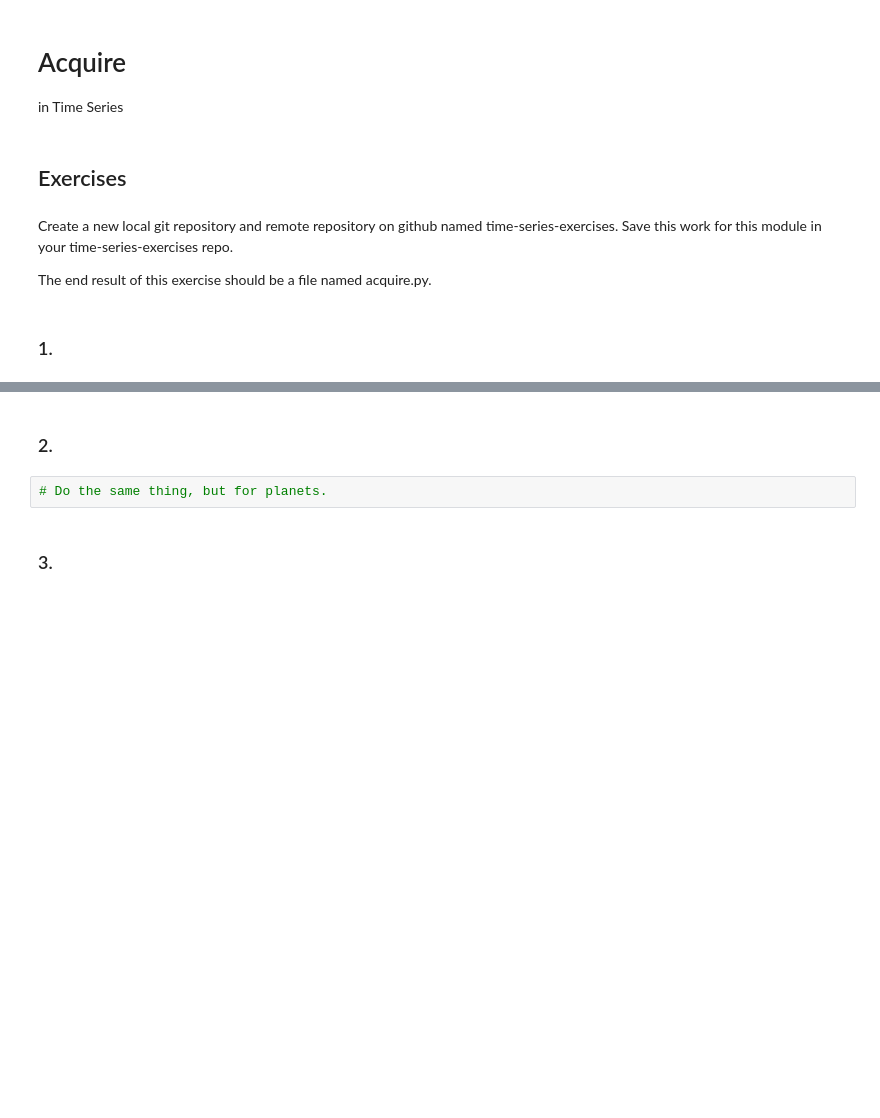
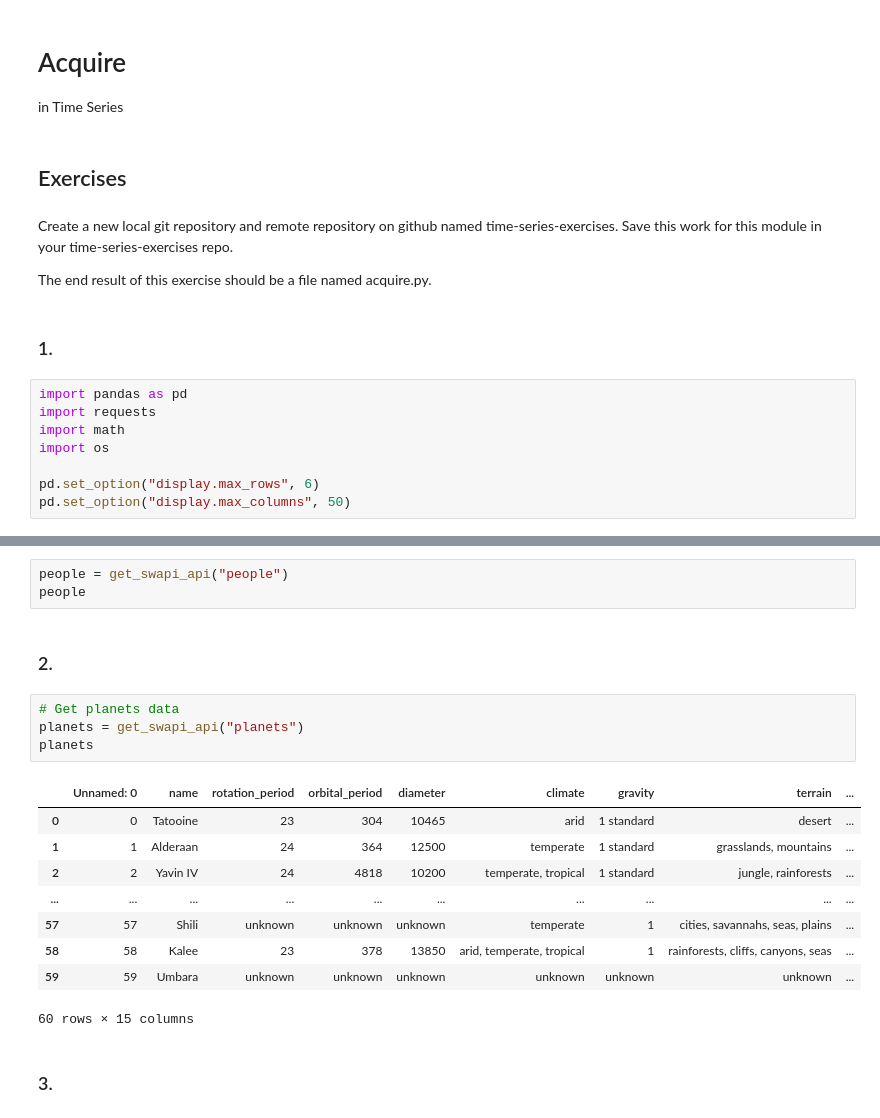
Before and after one commit to Zacharia-Schmitz/time-series-exercises, a Jupyter notebook: acquire & overview.ipynb, the cells around one changed output, grey strips where cells are left out. Drawn from its saved outputs; the diff is of its cells as text; blank space fills up the shorter version.

```diff
--- a/acquire & overview.ipynb
+++ b/acquire & overview.ipynb
@@ -9,3 +9,11 @@ Create a new local git repository and remote repository on github named time-ser
 The end result of this exercise should be a file named acquire.py.
 # %% [markdown]
 ### 1.
+# %%
+import pandas as pd
+import requests
+import math
+import os
+
+pd.set_option("display.max_rows", 6)
+pd.set_option("display.max_columns", 50)
@@ -49,7 +50,22 @@ people
+# %%
+people = get_swapi_api("people")
+people
 # %% [markdown]
 ### 2.
-# %%
-# Do the same thing, but for planets.
+# %%
+# Get planets data
+planets = get_swapi_api("planets")
+planets
+# %% [output]
+|  | Unnamed: 0 | name | rotation_period | orbital_period | diameter | climate | gravity | terrain | ... |
+| 0 | 0 | Tatooine | 23 | 304 | 10465 | arid | 1 standard | desert | ... |
+| 1 | 1 | Alderaan | 24 | 364 | 12500 | temperate | 1 standard | grasslands, mountains | ... |
+| 2 | 2 | Yavin IV | 24 | 4818 | 10200 | temperate, tropical | 1 standard | jungle, rainforests | ... |
+| ... | ... | ... | ... | ... | ... | ... | ... | ... | ... |
+| 57 | 57 | Shili | unknown | unknown | unknown | temperate | 1 | cities, savannahs, seas, plains | ... |
+| 58 | 58 | Kalee | 23 | 378 | 13850 | arid, temperate, tropical | 1 | rainforests, cliffs, canyons, seas | ... |
+| 59 | 59 | Umbara | unknown | unknown | unknown | unknown | unknown | unknown | ... |
+60 rows × 15 columns
 # %% [markdown]
 ### 3.
 # %%
```
Also changed, not shown: parts of 25 cells of this notebook, 1 other file.
